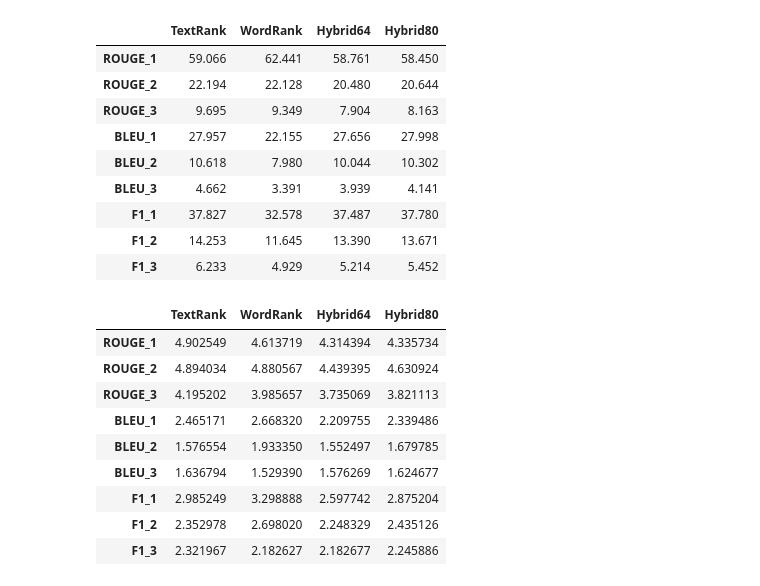
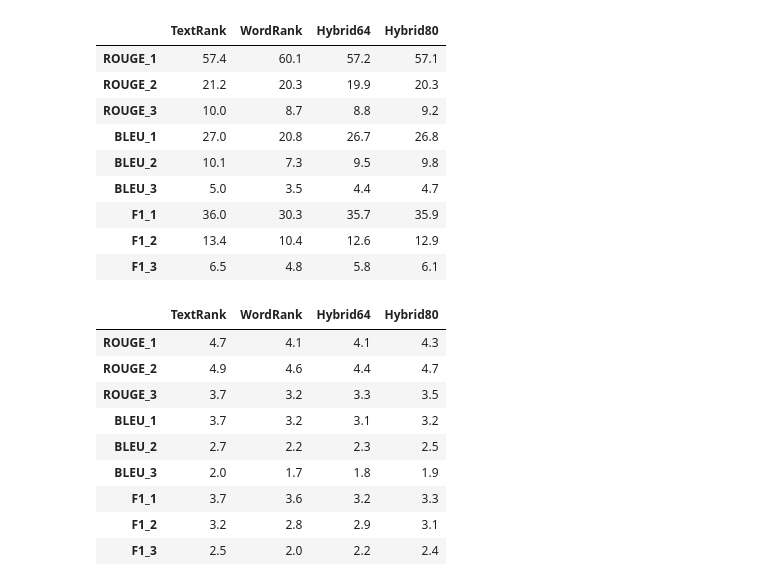
Before and after one commit to Ada-Lev/Extractive_Summarisation, a Jupyter notebook: code/results_analysis.ipynb, the cells around one changed output. Saved outputs shown, nothing was run; the diff lists cells and outputs as text; code cells hidden in the pictures.

```diff
--- a/code/results_analysis.ipynb
+++ b/code/results_analysis.ipynb
@@ -5,10 +5,10 @@ from matplotlib.pyplot import savefig
 import numpy as np
 plt.rcParams.update({'font.size' : 13})
 # %%
-textrank = pd.read_csv('../data/textrank.csv')
-wordrank = pd.read_csv('../data/wordrank.csv')
-hybrid64 = pd.read_csv('../data/hybrid64.csv')
-hybrid80 = pd.read_csv('../data/hybrid80.csv')
+textrank = pd.read_csv('../data/textrank_fil.csv')
+wordrank = pd.read_csv('../data/wordrank_fil.csv')
+hybrid64 = pd.read_csv('../data/hybrid64_fil.csv')
+hybrid80 = pd.read_csv('../data/hybrid80_fil.csv')
 # %%
 textrank_mean = textrank.mean()
 wordrank_mean = wordrank.mean()
@@ -28,31 +28,31 @@ sds = sds.rename(columns={0: 'TextRank', 1 : 'WordRank', 2 : 'Hybrid64', 3:'Hybr
 
 sds = sds*1.96/np.sqrt(textrank.shape[0])
 # %%
-means
+np.round(means, 1)
 # %% [output]
 |  | TextRank | WordRank | Hybrid64 | Hybrid80 |
-| ROUGE_1 | 59.066 | 62.441 | 58.761 | 58.450 |
-| ROUGE_2 | 22.194 | 22.128 | 20.480 | 20.644 |
-| ROUGE_3 | 9.695 | 9.349 | 7.904 | 8.163 |
-| BLEU_1 | 27.957 | 22.155 | 27.656 | 27.998 |
-| BLEU_2 | 10.618 | 7.980 | 10.044 | 10.302 |
-| BLEU_3 | 4.662 | 3.391 | 3.939 | 4.141 |
-| F1_1 | 37.827 | 32.578 | 37.487 | 37.780 |
-| F1_2 | 14.253 | 11.645 | 13.390 | 13.671 |
-| F1_3 | 6.233 | 4.929 | 5.214 | 5.452 |
+| ROUGE_1 | 57.4 | 60.1 | 57.2 | 57.1 |
+| ROUGE_2 | 21.2 | 20.3 | 19.9 | 20.3 |
+| ROUGE_3 | 10.0 | 8.7 | 8.8 | 9.2 |
+| BLEU_1 | 27.0 | 20.8 | 26.7 | 26.8 |
+| BLEU_2 | 10.1 | 7.3 | 9.5 | 9.8 |
+| BLEU_3 | 5.0 | 3.5 | 4.4 | 4.7 |
+| F1_1 | 36.0 | 30.3 | 35.7 | 35.9 |
+| F1_2 | 13.4 | 10.4 | 12.6 | 12.9 |
+| F1_3 | 6.5 | 4.8 | 5.8 | 6.1 |
 # %%
-sds
+np.round(sds, 1)
 # %% [output]
 |  | TextRank | WordRank | Hybrid64 | Hybrid80 |
-| ROUGE_1 | 4.902549 | 4.613719 | 4.314394 | 4.335734 |
-| ROUGE_2 | 4.894034 | 4.880567 | 4.439395 | 4.630924 |
-| ROUGE_3 | 4.195202 | 3.985657 | 3.735069 | 3.821113 |
-| BLEU_1 | 2.465171 | 2.668320 | 2.209755 | 2.339486 |
-| BLEU_2 | 1.576554 | 1.933350 | 1.552497 | 1.679785 |
-| BLEU_3 | 1.636794 | 1.529390 | 1.576269 | 1.624677 |
-| F1_1 | 2.985249 | 3.298888 | 2.597742 | 2.875204 |
-| F1_2 | 2.352978 | 2.698020 | 2.248329 | 2.435126 |
-| F1_3 | 2.321967 | 2.182627 | 2.182677 | 2.245886 |
+| ROUGE_1 | 4.7 | 4.1 | 4.1 | 4.3 |
+| ROUGE_2 | 4.9 | 4.6 | 4.4 | 4.7 |
+| ROUGE_3 | 3.7 | 3.2 | 3.3 | 3.5 |
+| BLEU_1 | 3.7 | 3.2 | 3.1 | 3.2 |
+| BLEU_2 | 2.7 | 2.2 | 2.3 | 2.5 |
+| BLEU_3 | 2.0 | 1.7 | 1.8 | 1.9 |
+| F1_1 | 3.7 | 3.6 | 3.2 | 3.3 |
+| F1_2 | 3.2 | 2.8 | 2.9 | 3.1 |
+| F1_3 | 2.5 | 2.0 | 2.2 | 2.4 |
 # %%
 fig, axs = plt.subplots(3, sharex = True, figsize = (5, 4), sharey = True)
 
```
Also changed, not shown: parts of 3 cells of this notebook, 17 other files.
